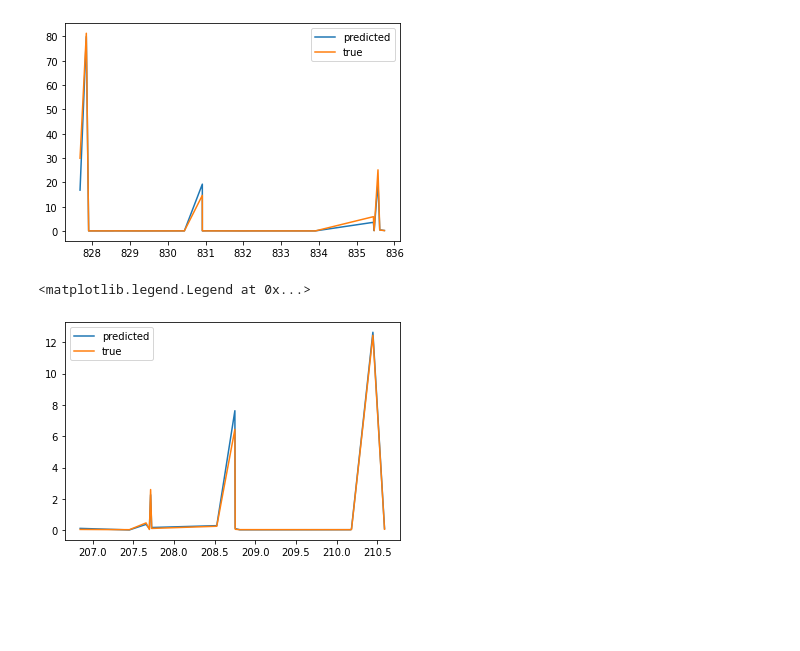
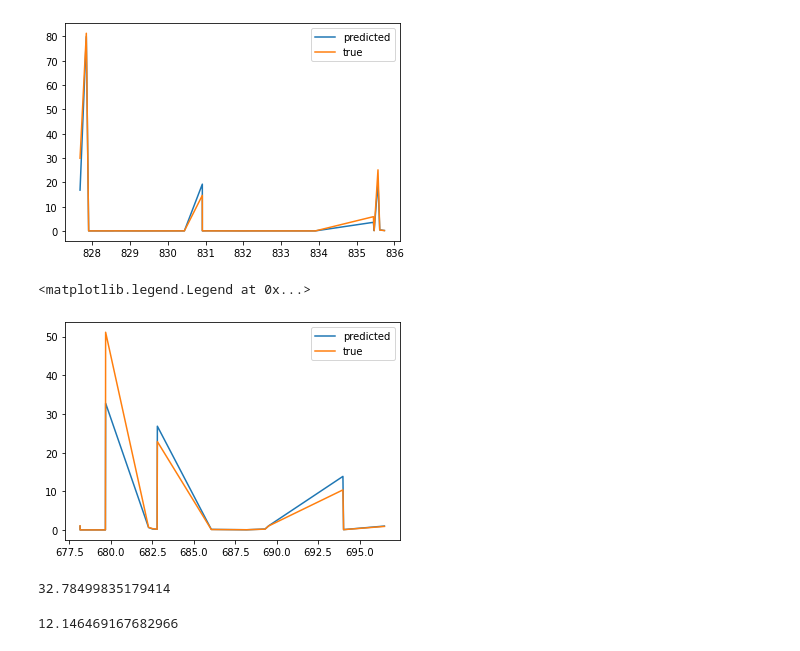
Before and after one commit to ss15859/Neural_Point_Process, a Jupyter notebook: Simulation/troubleshooting_simulation.ipynb, the cells around one changed output. Cells and saved outputs as stored; diff of their text form; code cells hidden in the pictures; blank space fills up the shorter version.

```diff
--- a/Simulation/troubleshooting_simulation.ipynb
+++ b/Simulation/troubleshooting_simulation.ipynb
@@ -187,3 +187,7 @@ def k(m):
 
 def H(t):
     return 1 - gammaincc(-w,(t+c)/tau)/gammaincc(-w,c/tau)
+# %%
+x=np.linspace(0,10,1000)
+# plt.plot(x,k(x))
+plt.plot(x,k(x)-expected_aftershocks(x,params=[theta_without_mu,M0],no_start=True,no_end=True))
@@ -428,18 +420,26 @@ plt.legend()
 <matplotlib.legend.Legend at 0x...>
 [figure]
 # %%
-i = 25
+i = 265
 index=range(i,i+15)
 plt.plot(timesplot[index],l_test[index],label='predicted')
 plt.plot(timesplot[index],lam[index],label='true')
 plt.legend()
 # %% [output]
 <matplotlib.legend.Legend at 0x...>
-[figure, old version]
+[figure, new version]
 # %%
 rho
 # %%
 plt.plot(timesplot[:3979],abs(l_test[:3979,0]-lam)/(lam))
+# %%
+gamma(-w)
+# %% [output]
+32.78499835179414
+# %%
+upper_gamma_ext(-w, c/tau)
+# %% [output]
+12.146469167682966
 # %%
 (l_test[:,0]/lam).mean()
 # %%
```
Also changed, not shown: parts of 6 cells of this notebook, 11 other files.
